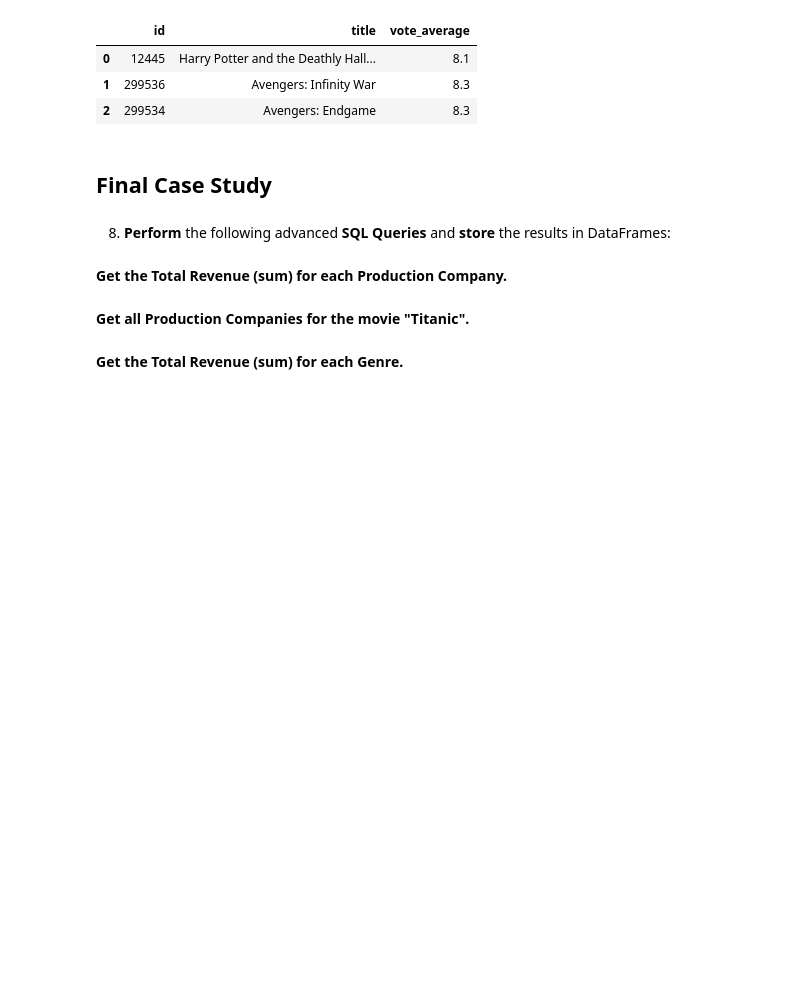
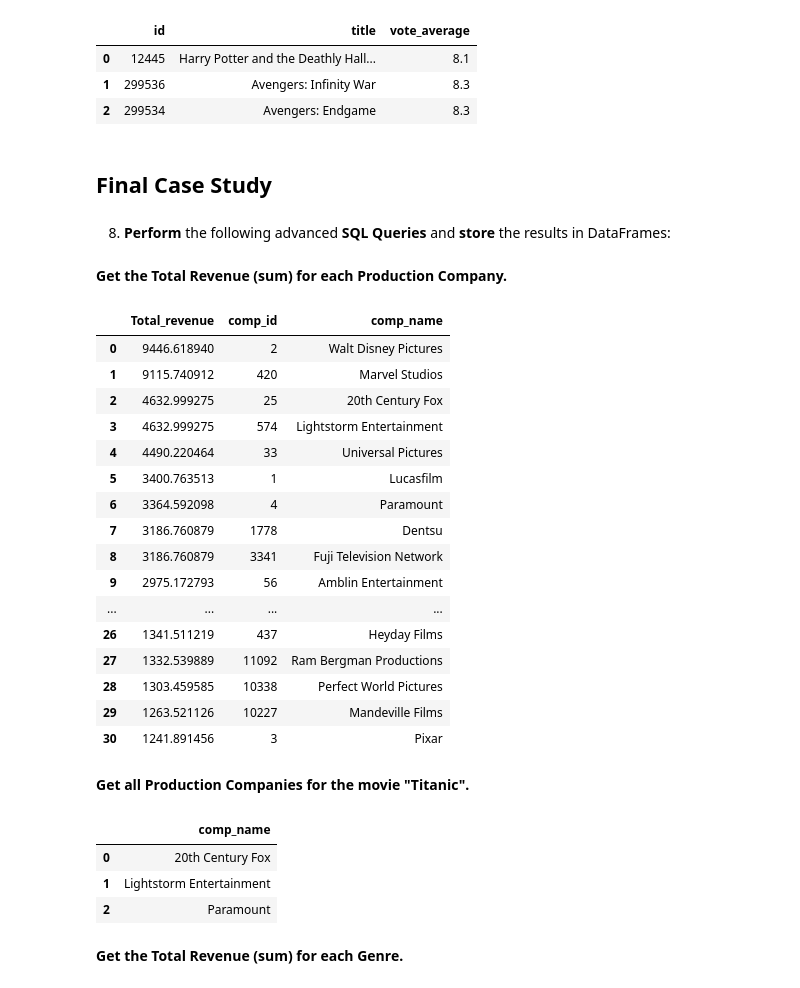
Before and after one commit to eeeds/Projects, a Jupyter notebook: 18- Pandas and SQL Databases/Project18.ipynb, the cells around one changed output. Saved outputs shown, nothing was run; the diff lists cells and outputs as text; code cells hidden in the pictures; blank space fills up the shorter version.

```diff
--- a/18- Pandas and SQL Databases/Project18.ipynb
+++ b/18- Pandas and SQL Databases/Project18.ipynb
@@ -569,7 +569,40 @@ pd.read_sql('Select  Movies.id, Movies.title, Votes.vote_average from Movies \
 8. __Perform__ the following advanced __SQL Queries__ and __store__ the results in DataFrames:
 # %% [markdown]
 __Get the Total Revenue (sum) for each Production Company.__
+# %%
+pd.read_sql('Select sum(revenue) as Total_revenue, comp_id, comp_name \
+    from Movies \
+    left Join Production on Production.id = Movies.id \
+    group by comp_id, comp_name \
+    order by total_revenue desc  ', conn)
+# %% [output]
+|  | Total_revenue | comp_id | comp_name |
+| 0 | 9446.618940 | 2 | Walt Disney Pictures |
+| 1 | 9115.740912 | 420 | Marvel Studios |
+| 2 | 4632.999275 | 25 | 20th Century Fox |
+| 3 | 4632.999275 | 574 | Lightstorm Entertainment |
+| 4 | 4490.220464 | 33 | Universal Pictures |
+| 5 | 3400.763513 | 1 | Lucasfilm |
+| 6 | 3364.592098 | 4 | Paramount |
+| 7 | 3186.760879 | 1778 | Dentsu |
+| 8 | 3186.760879 | 3341 | Fuji Television Network |
+| 9 | 2975.172793 | 56 | Amblin Entertainment |
+| ... | ... | ... | ... |
+| 26 | 1341.511219 | 437 | Heyday Films |
+| 27 | 1332.539889 | 11092 | Ram Bergman Productions |
+| 28 | 1303.459585 | 10338 | Perfect World Pictures |
+| 29 | 1263.521126 | 10227 | Mandeville Films |
+| 30 | 1241.891456 | 3 | Pixar |
 # %% [markdown]
 __Get all Production Companies for the movie "Titanic".__
+# %%
+pd.read_sql('Select comp_name from Movies \
+    Left Join Production on Production.id = Movies.id \
+    where title = "Titanic"', conn)
+# %% [output]
+|  | comp_name |
+| 0 | 20th Century Fox |
+| 1 | Lightstorm Entertainment |
+| 2 | Paramount |
 # %% [markdown]
 __Get the Total Revenue (sum) for each Genre.__
```
Also changed, not shown: parts of 6 cells of this notebook.
